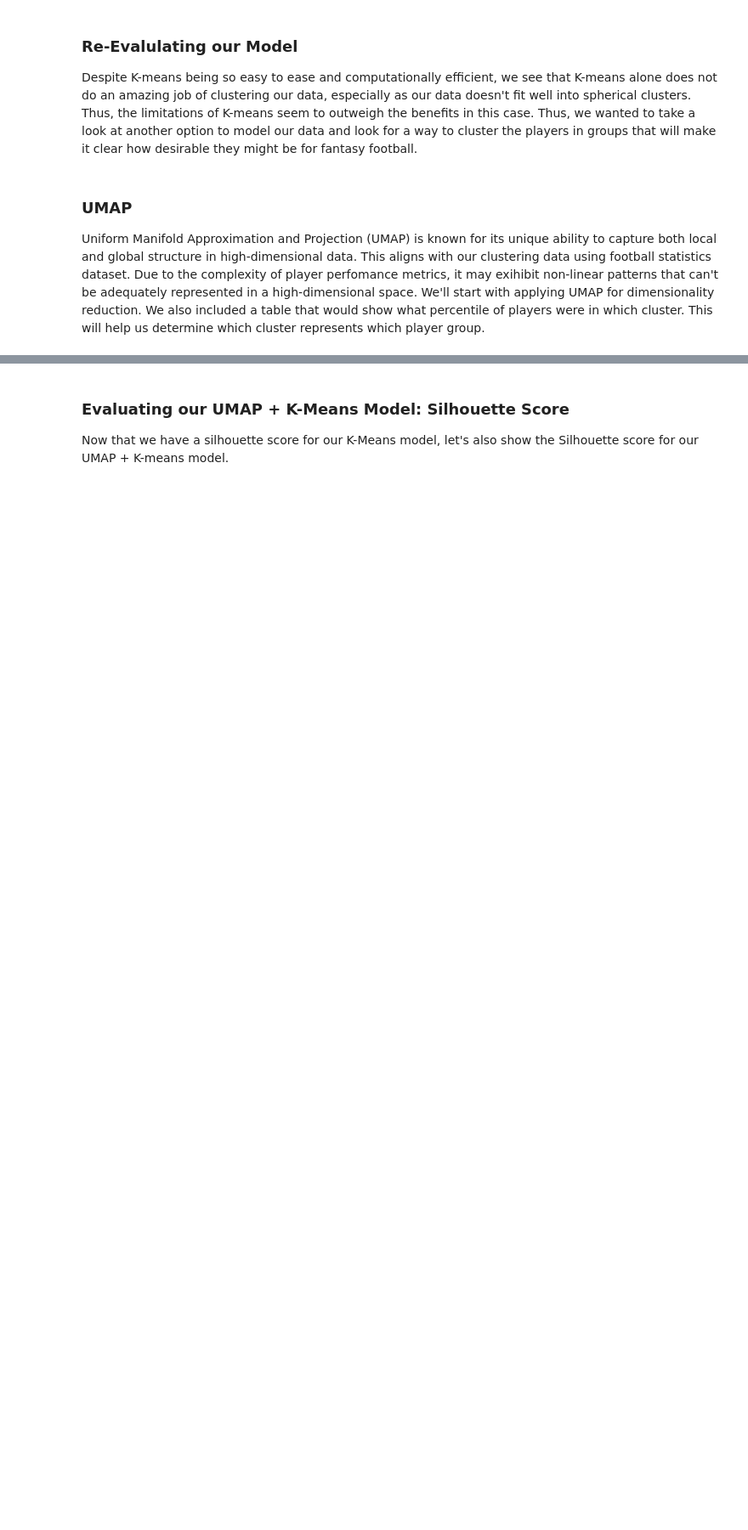
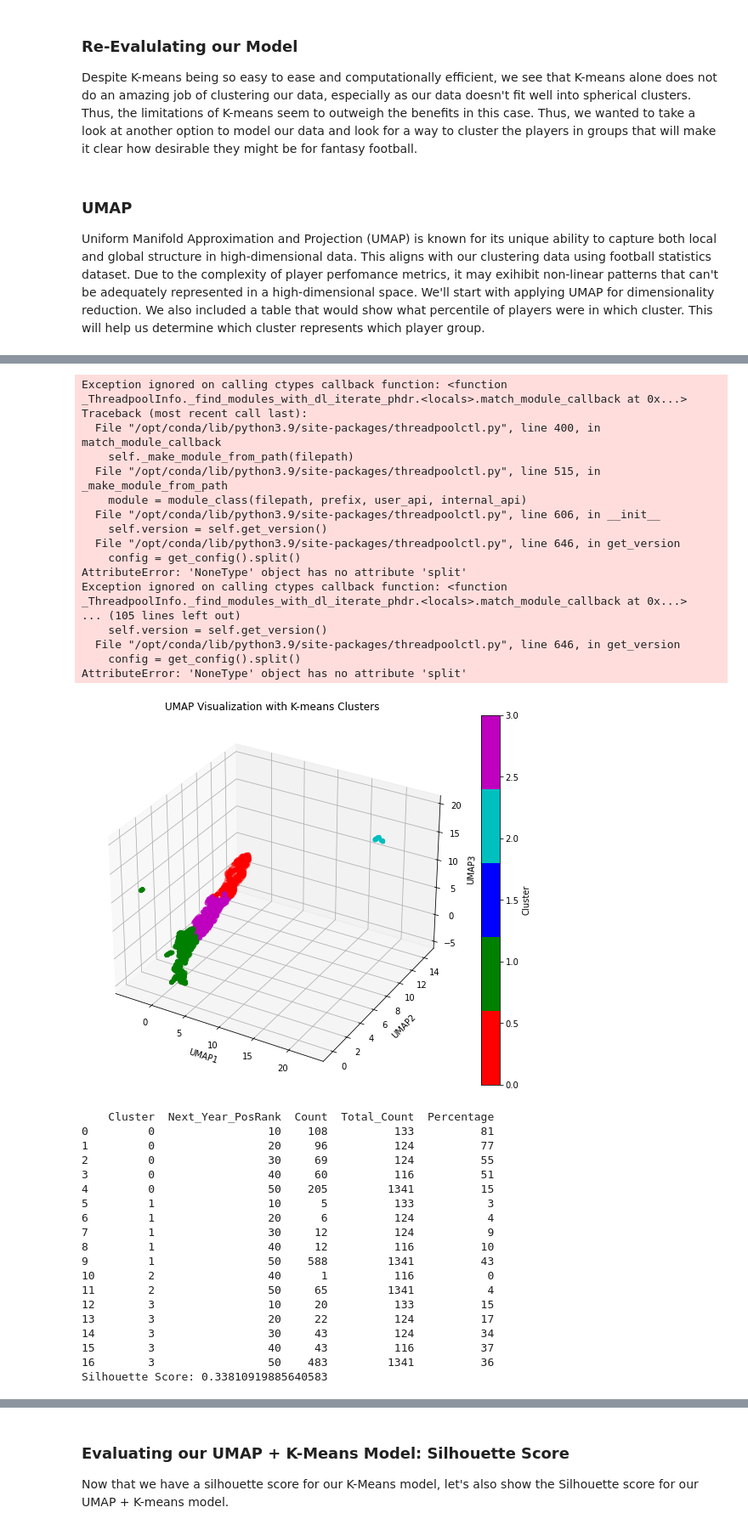
Before and after one commit to vpphan/group_template, a Jupyter notebook: FinalProject_groupXXX.ipynb, the cells around one changed output, grey strips where cells are left out. Shown at 85% size. Saved outputs shown, nothing was run; the diff lists cells and outputs as text; code cells hidden in the pictures; blank space fills up the shorter version.

```diff
--- a/FinalProject_groupXXX.ipynb
+++ b/FinalProject_groupXXX.ipynb
@@ -360,0 +591,40 @@ For Passing, the clusters formed by applying KMeans to the passing features have
+# %%
+UMAP_Vis_reduced(Receiving, ['Tgt','Rec','Yds','TD','Succ%','R/G','Y/G'],4)
+# %% [output]
+Exception ignored on calling ctypes callback function: <function _ThreadpoolInfo._find_modules_with_dl_iterate_phdr.<locals>.match_module_callback at 0x...>
+Traceback (most recent call last):
+  File "/opt/conda/lib/python3.9/site-packages/threadpoolctl.py", line 400, in match_module_callback
+    self._make_module_from_path(filepath)
+  File "/opt/conda/lib/python3.9/site-packages/threadpoolctl.py", line 515, in _make_module_from_path
+    module = module_class(filepath, prefix, user_api, internal_api)
+  File "/opt/conda/lib/python3.9/site-packages/threadpoolctl.py", line 606, in __init__
+    self.version = self.get_version()
+  File "/opt/conda/lib/python3.9/site-packages/threadpoolctl.py", line 646, in get_version
+    config = get_config().split()
+AttributeError: 'NoneType' object has no attribute 'split'
+Exception ignored on calling ctypes callback function: <function _ThreadpoolInfo._find_modules_with_dl_iterate_phdr.<locals>.match_module_callback at 0x...>
+... (105 lines left out)
+    self.version = self.get_version()
+  File "/opt/conda/lib/python3.9/site-packages/threadpoolctl.py", line 646, in get_version
+    config = get_config().split()
+AttributeError: 'NoneType' object has no attribute 'split'
+[figure, added]
+    Cluster  Next_Year_PosRank  Count  Total_Count  Percentage
+0         0                 10    108          133          81
+1         0                 20     96          124          77
+2         0                 30     69          124          55
+3         0                 40     60          116          51
+4         0                 50    205         1341          15
+5         1                 10      5          133           3
+6         1                 20      6          124           4
+7         1                 30     12          124           9
+8         1                 40     12          116          10
+9         1                 50    588         1341          43
+10        2                 40      1          116           0
+11        2                 50     65         1341           4
+12        3                 10     20          133          15
+13        3                 20     22          124          17
+14        3                 30     43          124          34
+15        3                 40     43          116          37
+16        3                 50    483         1341          36
+Silhouette Score: 0.33810919885640583
```
Also changed, not shown: parts of 20 cells of this notebook.
